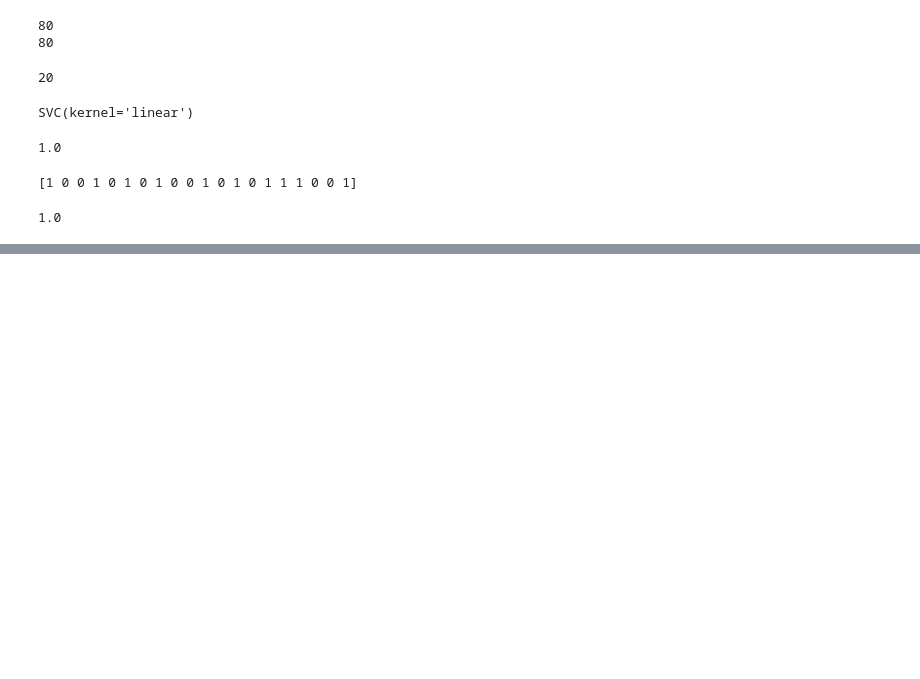
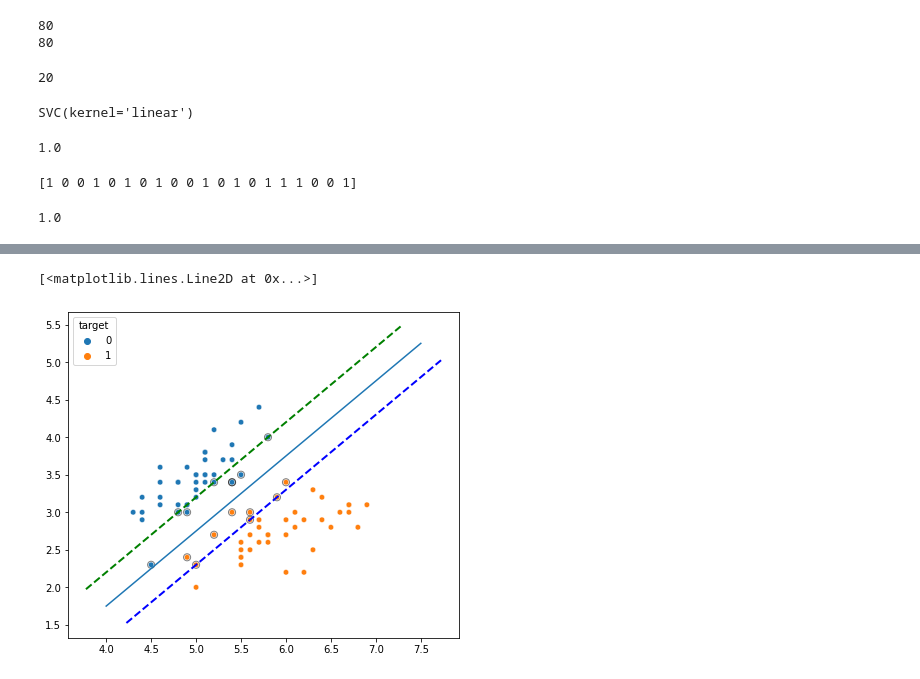
Before and after one commit to RizwanRumi/Machine_Learning_with_python, a Jupyter notebook: SupportVectorMachine.ipynb, the cells around one changed output, grey strips where cells are left out. Drawn from its saved outputs; the diff is of its cells as text; code cells hidden in the pictures; blank space fills up the shorter version.

```diff
--- a/SupportVectorMachine.ipynb
+++ b/SupportVectorMachine.ipynb
@@ -296,0 +329,35 @@ y_points:  [1.74959094 1.8210449  1.89249886 1.96395283 2.03540679 2.10686075
+# %%
+#calculate points of the margin lines:
+
+decision_boundary_points = np.array(list(zip(x_points, y_points)))
+#print(decision_boundary_points)
+points_of_line_above = decision_boundary_points + w_hat * margin
+#print(points_of_line_above)
+points_of_line_below = decision_boundary_points - w_hat * margin
+#print(points_of_line_below)
+# %%
+# Final output
+
+plt.figure(figsize = (7, 6))
+sns.scatterplot(x=tx, y=ty, hue = y_train, s=30)
+plt.plot(x_points, y_points)
+# Encircle support vectors
+plt.scatter(model.support_vectors_[:, 0],
+            model.support_vectors_[:, 1],
+            s=50,
+            facecolors='none',
+            edgecolors='k',
+            alpha=.5);
+#Blue margin line above
+plt.plot(points_of_line_above[:, 0],
+         points_of_line_above[:, 1],
+         'b--',
+         linewidth=2)
+# Green margin line below
+plt.plot(points_of_line_below[:, 0],
+         points_of_line_below[:, 1],
+         'g--',
+         linewidth=2)
+# %% [output]
+[<matplotlib.lines.Line2D at 0x...>]
+[figure, added]
```
Also changed, not shown: parts of 20 cells of this notebook.
